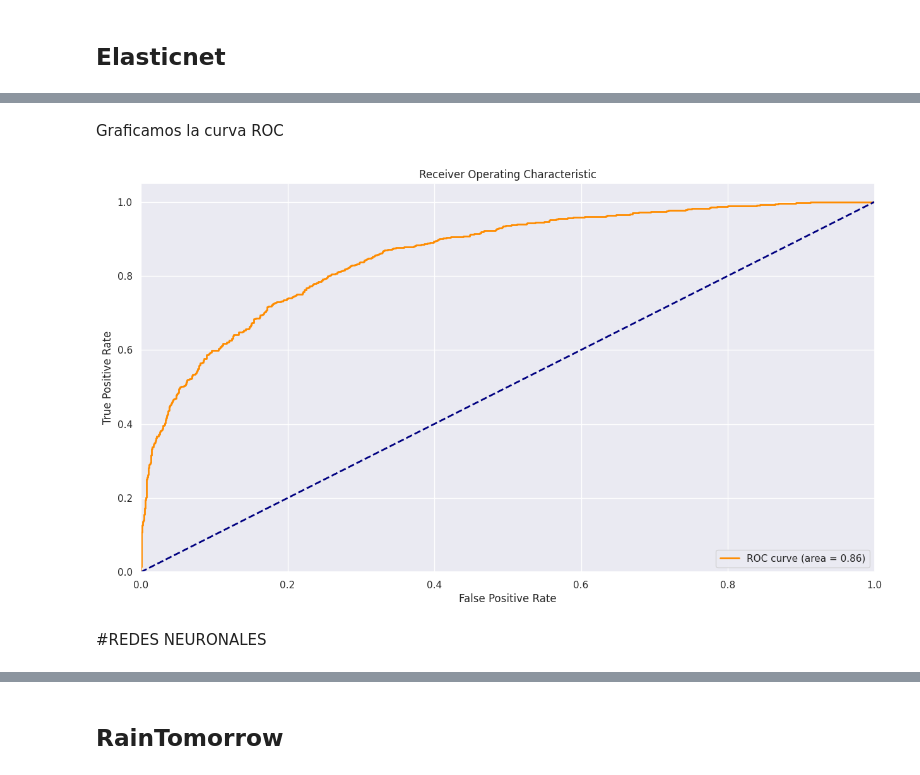
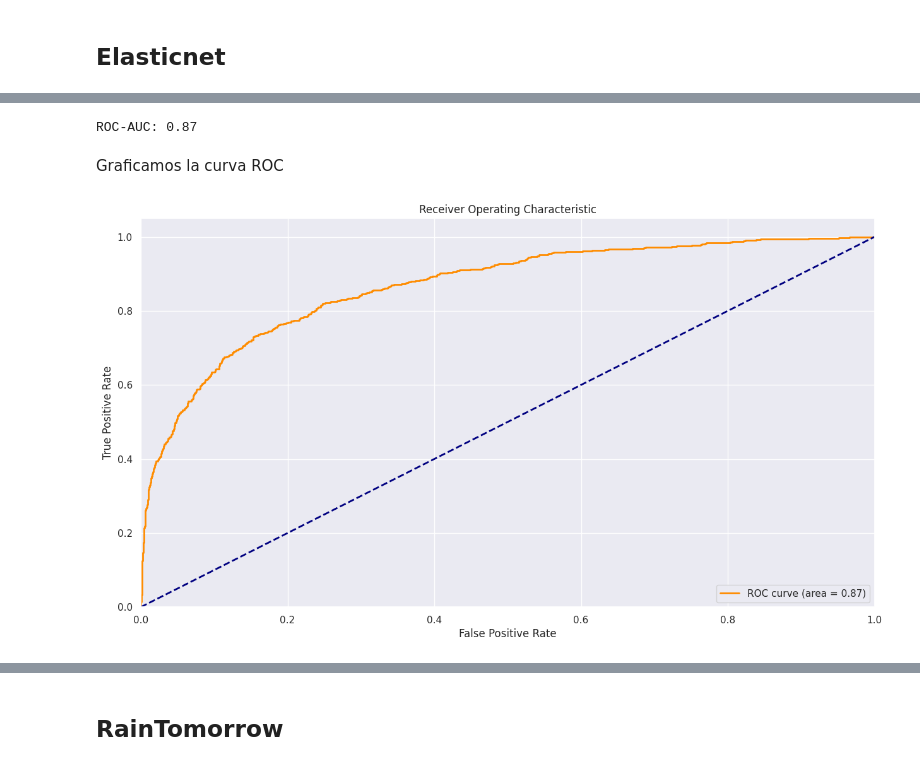
Before and after one commit to rama811/tp_aa1, a Jupyter notebook: TP1_AA1.ipynb, the cells around one changed output, grey strips where cells are left out. Drawn from its saved outputs; the diff is of its cells as text; code cells hidden in the pictures.

```diff
--- a/TP1_AA1.ipynb
+++ b/TP1_AA1.ipynb
@@ -263,0 +319,4 @@ df_encoded
+# %%
+# Aplicamos RandomUnderSampler
+undersampler = RandomUnderSampler(random_state=42)
+X_train_clas, y_train_clas = undersampler.fit_resample(X_train_clas, y_train_clas)
@@ -310,3 +329,12 @@ df_encoded
+# %%
+# Utilizamos el método StandardScaler de Scikit-Learn para estandarizar las variables
+scaler = StandardScaler()
+
+# Ajustar el scaler en el conjunto de entrenamiento y transformar tanto el conjunto de entrenamiento como el de prueba
+X_train_reg = scaler.fit_transform(X_train_reg)
+X_test_reg = scaler.transform(X_test_reg)
+X_train_clas = scaler.fit_transform(X_train_clas)
+X_test_clas = scaler.transform(X_test_clas)
 # %% [markdown]
 # Selección de características para la predicción
 # %% [markdown]
@@ -715,0 +635,21 @@ ROC-AUC: 0.86
+# %%
+# Crea y entrena el modelo de Regresión Logística
+model_log = LogisticRegression().fit(X_train_clas, y_train_clas)
+np.set_printoptions(suppress=True)
+
+# Realiza predicciones en el conjunto de prueba
+y_pred_clas = model_log.predict(X_test_clas)
+
+# Imprime las predicciones y las probabilidades
+print("Predicciones:")
+print(y_pred_clas)
+print("\nProbabilidades de Clase:")
+print(model_log.predict_proba(X_test_clas))
+
+# Evalúa el modelo y muestra la precisión
+accuracy = model_log.score(X_test_clas, y_test_clas)
+print("\nPrecisión del Modelo:", accuracy)
+
+# Muestra los coeficientes e intercepto del modelo
+print("\nIntercepto:", model_log.intercept_)
+print("Coeficientes de Características:", model_log.coef_)
@@ -716,23 +716,26 @@ ROC-AUC: 0.86
+# %%
+roc_auc = roc_auc_score(y_test_clas, model_log.predict_proba(X_test_clas)[:, 1])
+print(f'ROC-AUC: {roc_auc:.2f}')
+# %% [output]
+ROC-AUC: 0.87
 # %% [markdown]
 Graficamos la curva ROC
 # %%
 # Convierte las etiquetas categóricas 'No' y 'Yes' en binarias (0 y 1)
 label_binarizer = LabelBinarizer()
-y_test_bin = label_binarizer.fit_transform(y_test_clasi)
+y_test_bin = label_binarizer.fit_transform(y_test_clas)
 
 # Calcula la curva ROC y muestra la gráfica
-fpr, tpr, _ = roc_curve(y_test_bin, modelo.predict_proba(X_test_clasi)[:, 1])
+fpr, tpr, _ = roc_curve(y_test_bin, model_log.predict_proba(X_test_clas)[:, 1])
 plt.figure()
 plt.plot(fpr, tpr, color='darkorange', lw=2, label='ROC curve (area = %0.2f)' % roc_auc)
 plt.plot([0, 1], [0, 1], color='navy', lw=2, linestyle='--')
 plt.xlim([0.0, 1.0])
 plt.ylim([0.0, 1.05])
 plt.xlabel('False Positive Rate')
 plt.ylabel('True Positive Rate')
 plt.title('Receiver Operating Characteristic')
 plt.legend(loc='lower right')
 plt.show()
 # %% [output]
-[figure, old version]
+[figure, new version]
-# %% [markdown]
-#REDES NEURONALES
```
Also changed, not shown: parts of 169 cells of this notebook.
